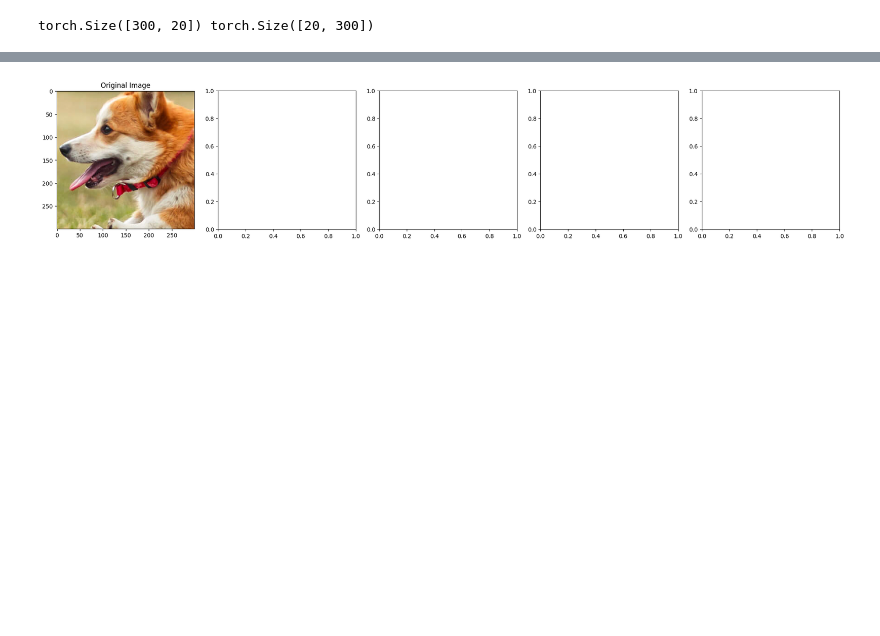
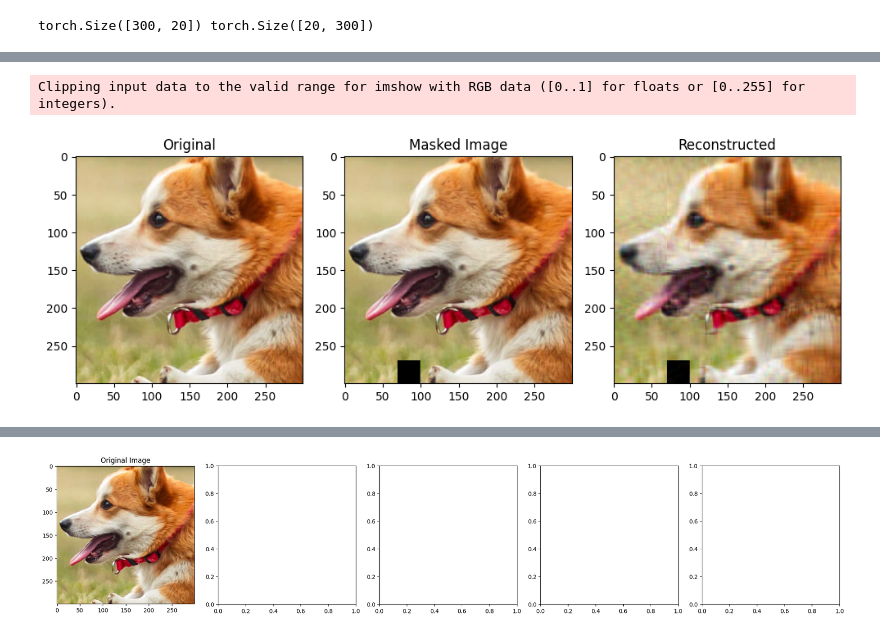
Before and after one commit to rishabh-mondal/ml_course_group, a Jupyter notebook: ASSIGNMENT_2/question_5.ipynb, the cells around one changed output, grey strips where cells are left out. Saved outputs shown, nothing was run; the diff lists cells and outputs as text; code cells hidden in the pictures; blank space fills up the shorter version.

```diff
--- a/ASSIGNMENT_2/question_5.ipynb
+++ b/ASSIGNMENT_2/question_5.ipynb
@@ -187,7 +243,7 @@ tensor(2327.6753, device='cuda:0', dtype=torch.float64)
 # %%
 #optimizer
 learning_rate = 0.01
-num_iterations = 20000
+num_iterations = 10000
 optimizer = torch.optim.Adam([W, H], lr=learning_rate)
 for i in range(num_iterations):
     loss = torch.norm(torch.mm(W, H) - masked_image)
@@ -380,0 +343,40 @@ plot_images([rearrange(crop, 'c h w -> h w c').cpu().numpy(), masked_matrix.nump
+# %%
+r = 20
+W = torch.randn(crop.shape[1], r, requires_grad=True, device=device)
+H = torch.randn(r, crop.shape[2], requires_grad=True, device=device)
+print(W.shape, H.shape)
+r = 20  # Rank for each channel
+
+# Initialize W and H matrices separately for each channel
+Ws = []
+Hs = []
+for channel in range(masked_image_two_channel.shape[0]):
+    W = torch.randn(masked_image_two_channel.shape[1], r, requires_grad=True, device=device)
+    H = torch.randn(r, masked_image_two_channel.shape[2], requires_grad=True, device=device)
+    Ws.append(W)
+    Hs.append(H)
+
+# ... (optimizer and training loop remain the same)
+optimizer = torch.optim.Adam(Ws + Hs, lr=learning_rate)
+for i in range(num_iterations):
+    losses = []
+    for channel in range(masked_image_two_channel.shape[0]):
+        loss = torch.norm(torch.mm(Ws[channel], Hs[channel]) - masked_image_two_channel[channel])
+        losses.append(loss)
+    loss = sum(losses)
+    optimizer.zero_grad()
+    loss.backward()
+    optimizer.step()
+    if i % 1000 == 0:
+        print(f"Iteration {i}, Loss: {loss.item()}")
+
+# Reconstruct the image with 3 channels
+reconstructed_channels = []
+for channel in range(masked_image_two_channel.shape[0]):
+    reconstructed_channel = torch.mm(Ws[channel], Hs[channel])
+    reconstructed_channels.append(reconstructed_channel)
+reconstructed_two = torch.stack(reconstructed_channels, dim=0)  # Combine channels
+reconstructed_two=rearrange(reconstructed_two,'c h w -> h w c')
+# Plot the original and reconstructed images
+plot_original_masked_reconstructed_images(crop, masked_image_two_channel,reconstructed_two, title1="Original", title2="Masked Image", title3="Reconstructed")
+# %% [output]
@@ -380,0 +394,2 @@ plot_images([rearrange(crop, 'c h w -> h w c').cpu().numpy(), masked_matrix.nump
+Clipping input data to the valid range for imshow with RGB data ([0..1] for floats or [0..255] for integers).
+[figure, added]
```
Also changed, not shown: parts of 17 cells of this notebook, 22 other files.
